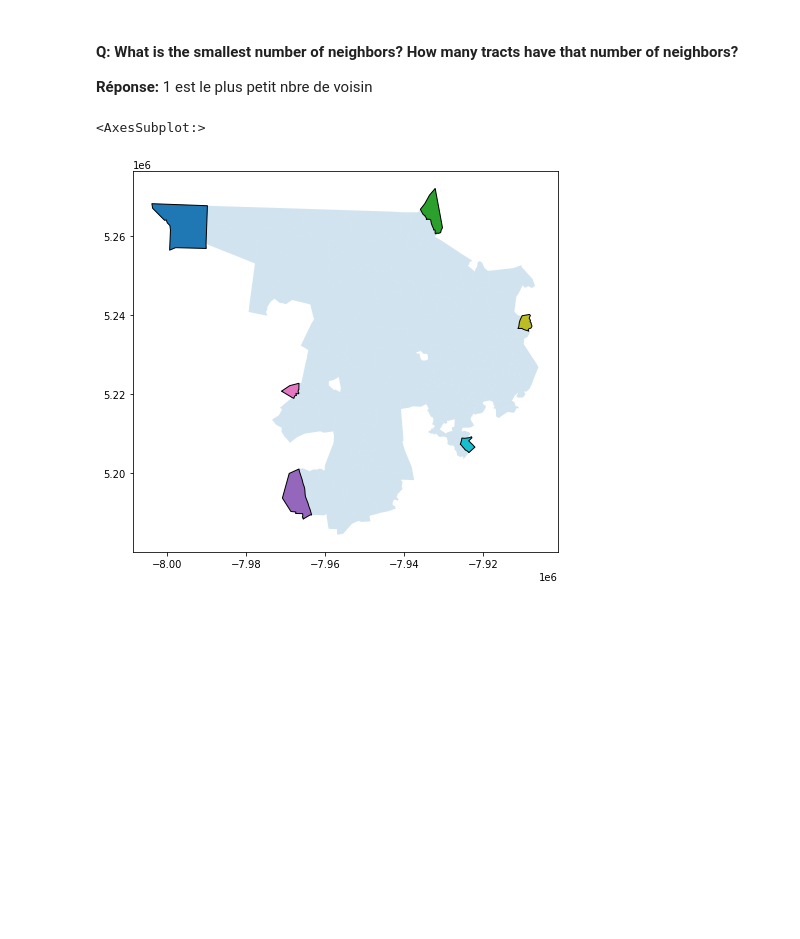
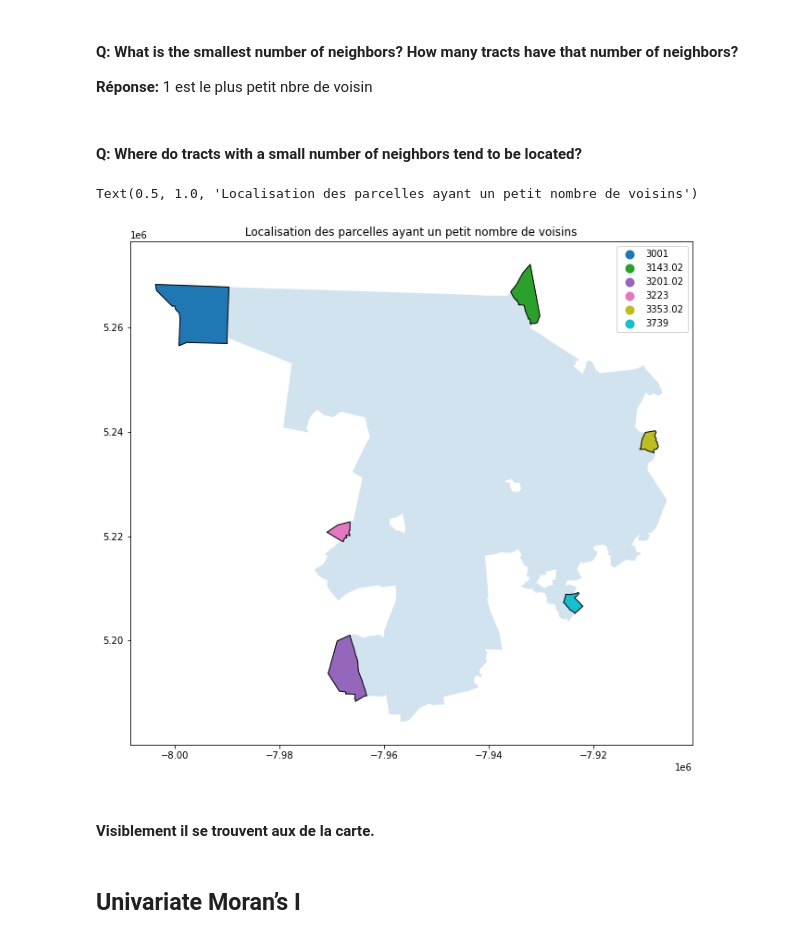
Before and after one commit to abdoulsn/spatial-econometrics, a Jupyter notebook: 01.Python_autocorrelation_spatiale.ipynb, the cells around one changed output. Cells and saved outputs as stored; diff of their text form; code cells hidden in the pictures; blank space fills up the shorter version.

```diff
--- a/01.Python_autocorrelation_spatiale.ipynb
+++ b/01.Python_autocorrelation_spatiale.ipynb
@@ -83,9 +93,16 @@ Text(0.5, 1.0, 'Nombre de voisin pour chaque région donnée')
 # %% [markdown]
 #### Q: What is the smallest number of neighbors? How many tracts have that number of neighbors?
 **Réponse:** 1 est le plus petit nbre de voisin
+# %% [markdown]
+#### Q: Where do tracts with a small number of neighbors tend to be located?
 # %%
-ax = gdf.plot(figsize=(13,7), alpha=0.2,)
-gdf[gdf['NBR_NEIGHBORS']<=2].plot(figsize=(13,7), column="NAME", edgecolor="k", ax=ax)
+ax = gdf.plot(figsize=(15,10), alpha=0.2,)
+gdf[gdf['NBR_NEIGHBORS']<=2].plot(figsize=(13,7), column="NAME", edgecolor="k", ax=ax,legend=True)
+ax.set_title("Localisation des parcelles ayant un petit nombre de voisins")
 # %% [output]
-<AxesSubplot:>
+Text(0.5, 1.0, 'Localisation des parcelles ayant un petit nombre de voisins')
-[figure, old version]
+[figure, new version]
+# %% [markdown]
+#### Visiblement il se trouvent aux de la carte.
+# %% [markdown]
+## Univariate Moran’s I
```
Also changed, not shown: parts of 6 cells of this notebook.
